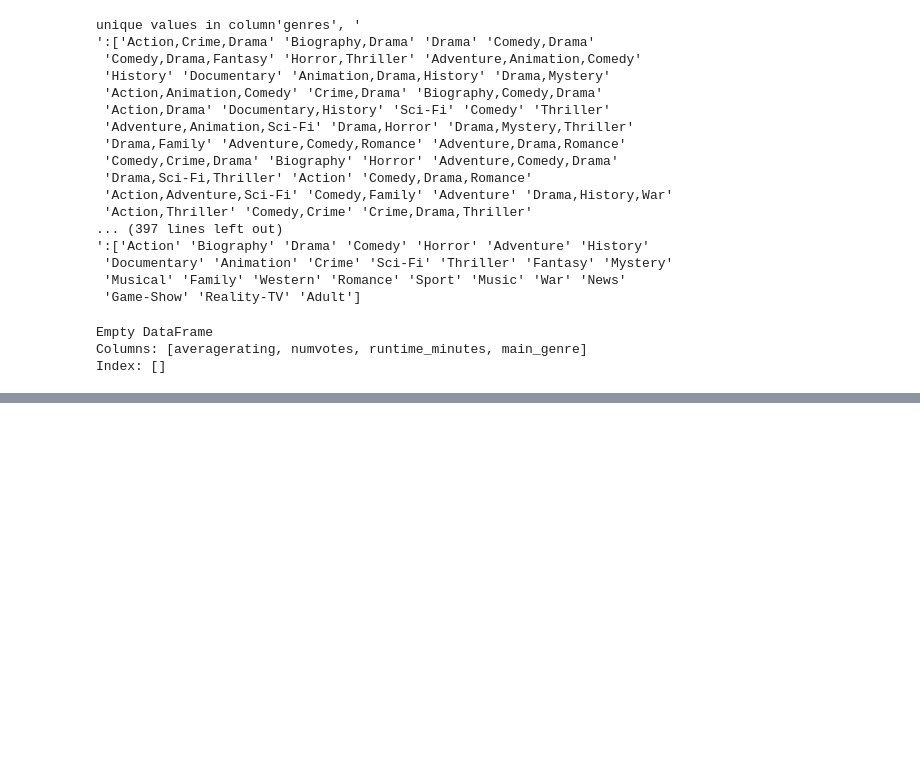
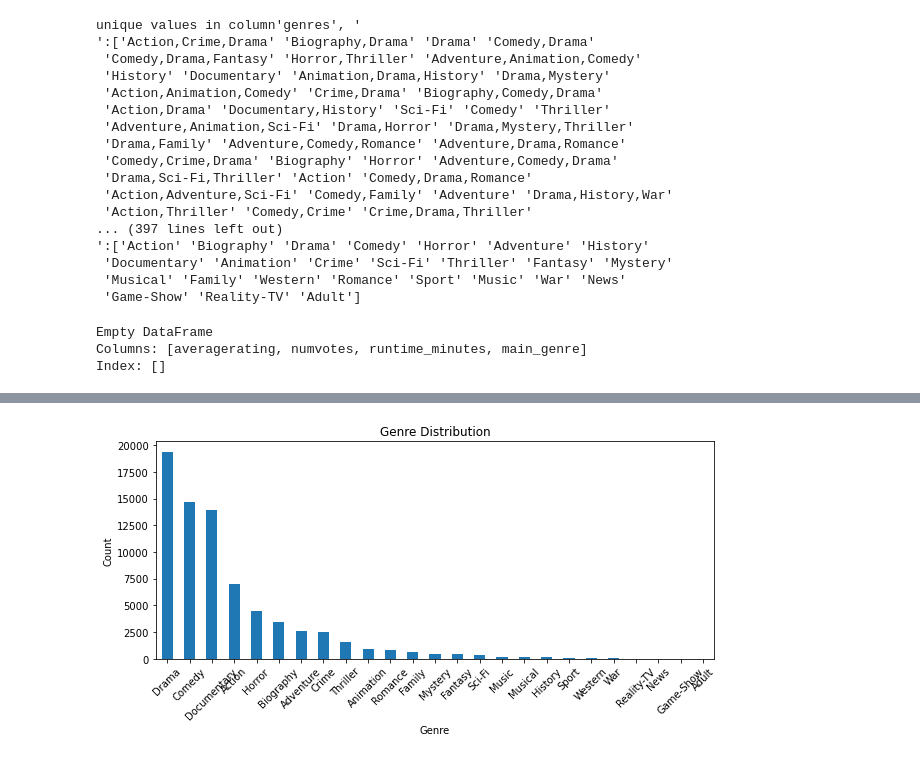
Before and after one commit to LEON-HUB10/Group_Four-_Phase-_Two_Project, a Jupyter notebook: student.ipynb, the cells around one changed output, grey strips where cells are left out. Cells and saved outputs as stored; diff of their text form; code cells hidden in the pictures; blank space fills up the shorter version.

```diff
--- a/student.ipynb
+++ b/student.ipynb
@@ -740,0 +767,9 @@ Index: []
+# %%
+dataf6['main_genre'].value_counts().plot(kind='bar', figsize=(10,4))
+plt.title('Genre Distribution')
+plt.xlabel('Genre')
+plt.ylabel('Count')
+plt.xticks(rotation=45)
+plt.show()
+# %% [output]
+[figure, added]
```
Also changed, not shown: parts of 12 cells of this notebook.
